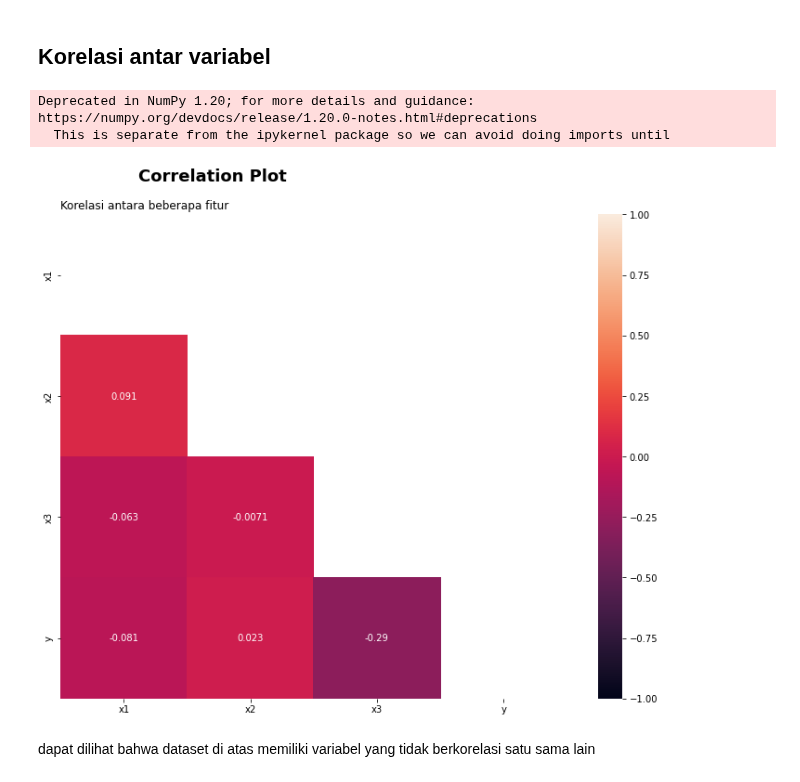
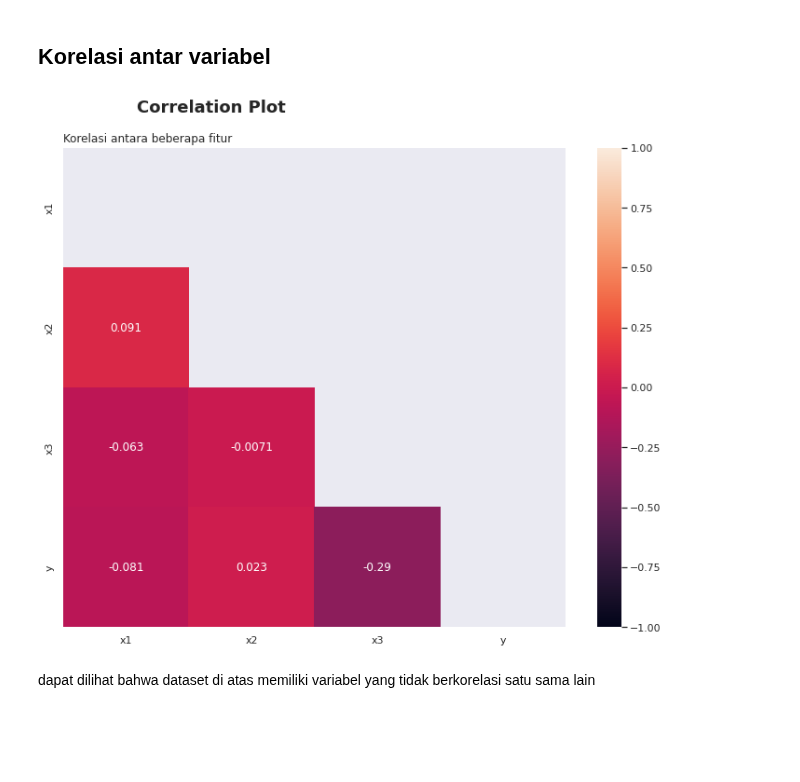
Before and after one commit to khalilullahalfaath/AI_Tubes-03-Learning, a Jupyter notebook: AI-Kelompok 15-Learning.ipynb, the cells around one changed output. Saved outputs shown, nothing was run; the diff lists cells and outputs as text; code cells hidden in the pictures; blank space fills up the shorter version.

Commit message:
fix corr plot

```diff
--- a/AI-Kelompok 15-Learning.ipynb
+++ b/AI-Kelompok 15-Learning.ipynb
@@ -119,18 +119,16 @@ df.shape
 # %%
 fig, ax = plt.subplots(figsize=(10, 8))
 
-mask = np.triu(np.ones_like(df.corr(), dtype=np.bool))
+mask = np.triu(np.ones_like(df.corr(), dtype=bool))
 
 heatmap = sns.heatmap(df.corr(), mask=mask, vmin=-1, vmax=1, annot=True)
 
 plt.suptitle("Correlation Plot", ha='left', x=0.155, y=1.04, fontsize=18, fontweight='bold')
 plt.title("Korelasi antara beberapa fitur", loc='left', fontsize=12)
 plt.tight_layout()
 plt.show()
 # %% [output]
-Deprecated in NumPy 1.20; for more details and guidance: https://numpy.org/devdocs/release/1.20.0-notes.html#deprecations
-  This is separate from the ipykernel package so we can avoid doing imports until
-[figure, old version]
+[figure, new version]
 # %% [markdown]
 dapat dilihat bahwa dataset di atas memiliki variabel yang tidak berkorelasi satu sama lain
 # %%
```
